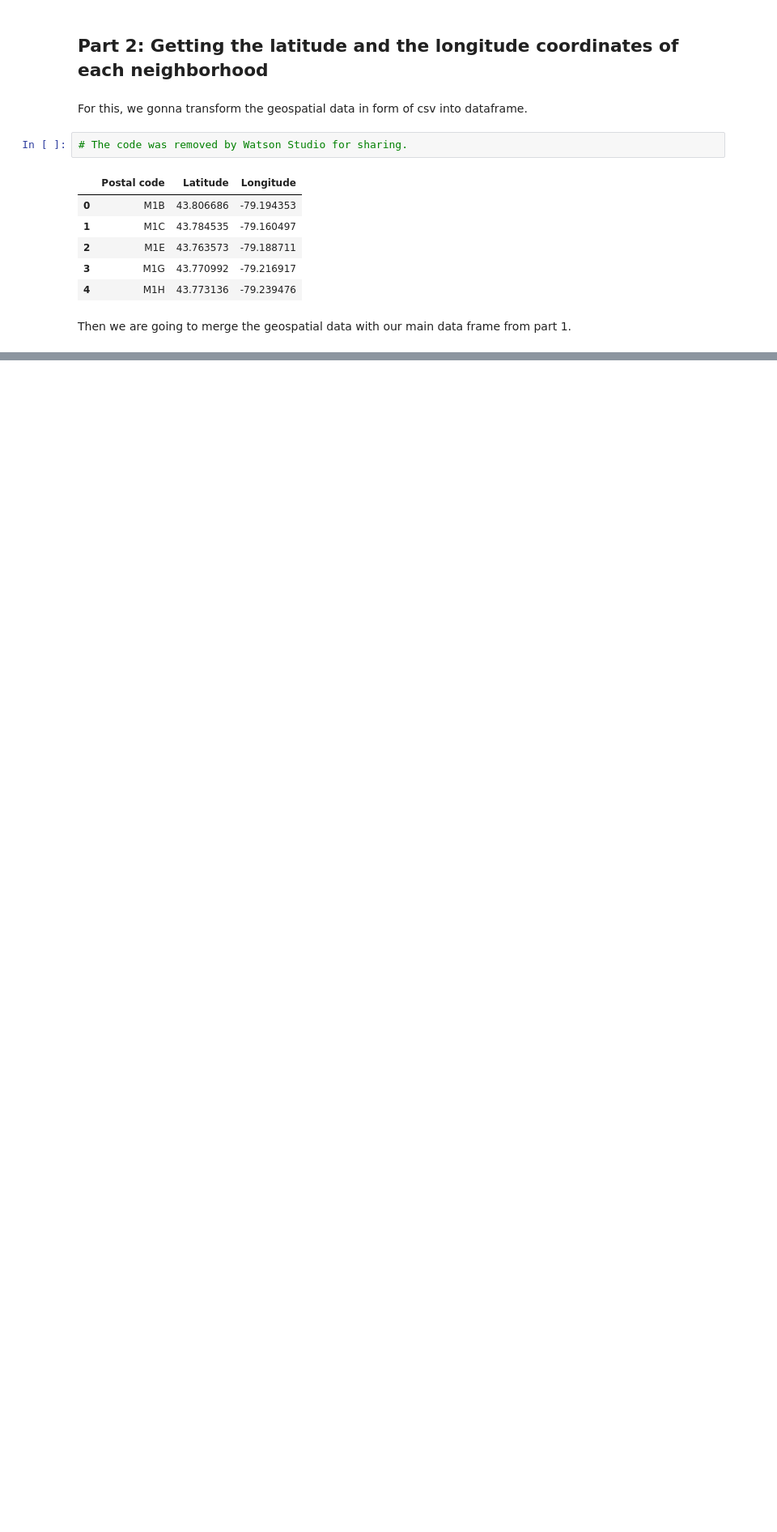
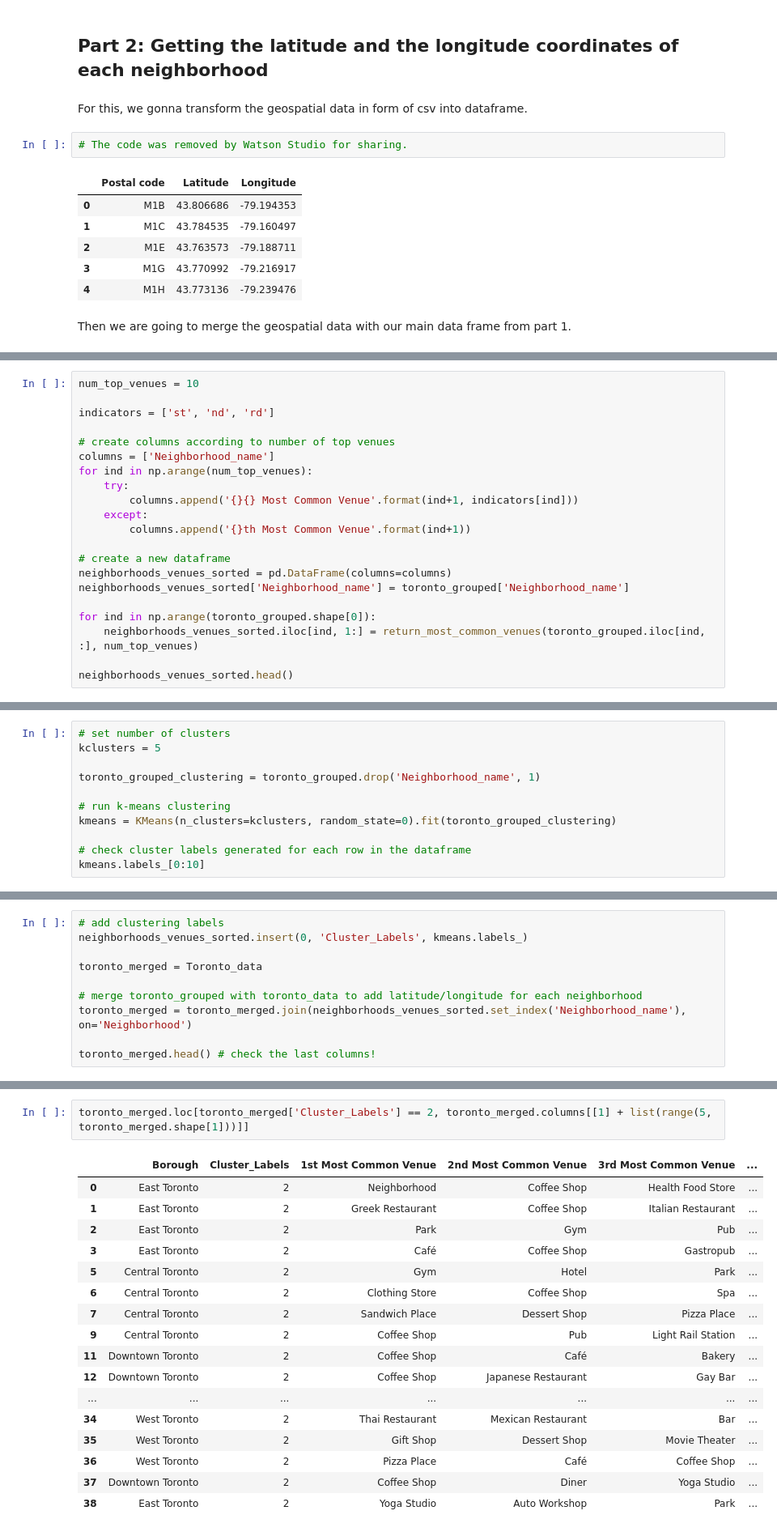
Before and after one commit to SederaRas/Coursera_IBM_Capstone_project, a Jupyter notebook: Segmenting and Clustering Neighborhoods in Toronto.ipynb, the cells around one changed output, grey strips where cells are left out. Shown at 81% size. Drawn from its saved outputs; the diff is of its cells as text; blank space fills up the shorter version.

Commit message:
Published from Watson Studio.

```diff
--- a/Segmenting and Clustering Neighborhoods in Toronto.ipynb
+++ b/Segmenting and Clustering Neighborhoods in Toronto.ipynb
@@ -82,0 +379,21 @@ df_neighbor_new.head()
+# %%
+num_top_venues = 10
+
+indicators = ['st', 'nd', 'rd']
+
+# create columns according to number of top venues
+columns = ['Neighborhood_name']
+for ind in np.arange(num_top_venues):
+    try:
+        columns.append('{}{} Most Common Venue'.format(ind+1, indicators[ind]))
+    except:
+        columns.append('{}th Most Common Venue'.format(ind+1))
+
+# create a new dataframe
+neighborhoods_venues_sorted = pd.DataFrame(columns=columns)
+neighborhoods_venues_sorted['Neighborhood_name'] = toronto_grouped['Neighborhood_name']
+
+for ind in np.arange(toronto_grouped.shape[0]):
+    neighborhoods_venues_sorted.iloc[ind, 1:] = return_most_common_venues(toronto_grouped.iloc[ind, :], num_top_venues)
+
+neighborhoods_venues_sorted.head()
@@ -82,0 +411,11 @@ df_neighbor_new.head()
+# %%
+# set number of clusters
+kclusters = 5
+
+toronto_grouped_clustering = toronto_grouped.drop('Neighborhood_name', 1)
+
+# run k-means clustering
+kmeans = KMeans(n_clusters=kclusters, random_state=0).fit(toronto_grouped_clustering)
+
+# check cluster labels generated for each row in the dataframe
+kmeans.labels_[0:10]
@@ -82,0 +426,10 @@ df_neighbor_new.head()
+# %%
+# add clustering labels
+neighborhoods_venues_sorted.insert(0, 'Cluster_Labels', kmeans.labels_)
+
+toronto_merged = Toronto_data
+
+# merge toronto_grouped with toronto_data to add latitude/longitude for each neighborhood
+toronto_merged = toronto_merged.join(neighborhoods_venues_sorted.set_index('Neighborhood_name'), on='Neighborhood')
+
+toronto_merged.head() # check the last columns!
@@ -82,0 +501,20 @@ df_neighbor_new.head()
+# %%
+toronto_merged.loc[toronto_merged['Cluster_Labels'] == 2, toronto_merged.columns[[1] + list(range(5, toronto_merged.shape[1]))]]
+# %% [output]
+|  | Borough | Cluster_Labels | 1st Most Common Venue | 2nd Most Common Venue | 3rd Most Common Venue | ... |
+| 0 | East Toronto | 2 | Neighborhood | Coffee Shop | Health Food Store | ... |
+| 1 | East Toronto | 2 | Greek Restaurant | Coffee Shop | Italian Restaurant | ... |
+| 2 | East Toronto | 2 | Park | Gym | Pub | ... |
+| 3 | East Toronto | 2 | Café | Coffee Shop | Gastropub | ... |
+| 5 | Central Toronto | 2 | Gym | Hotel | Park | ... |
+| 6 | Central Toronto | 2 | Clothing Store | Coffee Shop | Spa | ... |
+| 7 | Central Toronto | 2 | Sandwich Place | Dessert Shop | Pizza Place | ... |
+| 9 | Central Toronto | 2 | Coffee Shop | Pub | Light Rail Station | ... |
+| 11 | Downtown Toronto | 2 | Coffee Shop | Café | Bakery | ... |
+| 12 | Downtown Toronto | 2 | Coffee Shop | Japanese Restaurant | Gay Bar | ... |
+| ... | ... | ... | ... | ... | ... | ... |
+| 34 | West Toronto | 2 | Thai Restaurant | Mexican Restaurant | Bar | ... |
+| 35 | West Toronto | 2 | Gift Shop | Dessert Shop | Movie Theater | ... |
+| 36 | West Toronto | 2 | Pizza Place | Café | Coffee Shop | ... |
+| 37 | Downtown Toronto | 2 | Coffee Shop | Diner | Yoga Studio | ... |
+| 38 | East Toronto | 2 | Yoga Studio | Auto Workshop | Park | ... |
```
Also changed, not shown: parts of 53 cells of this notebook.
